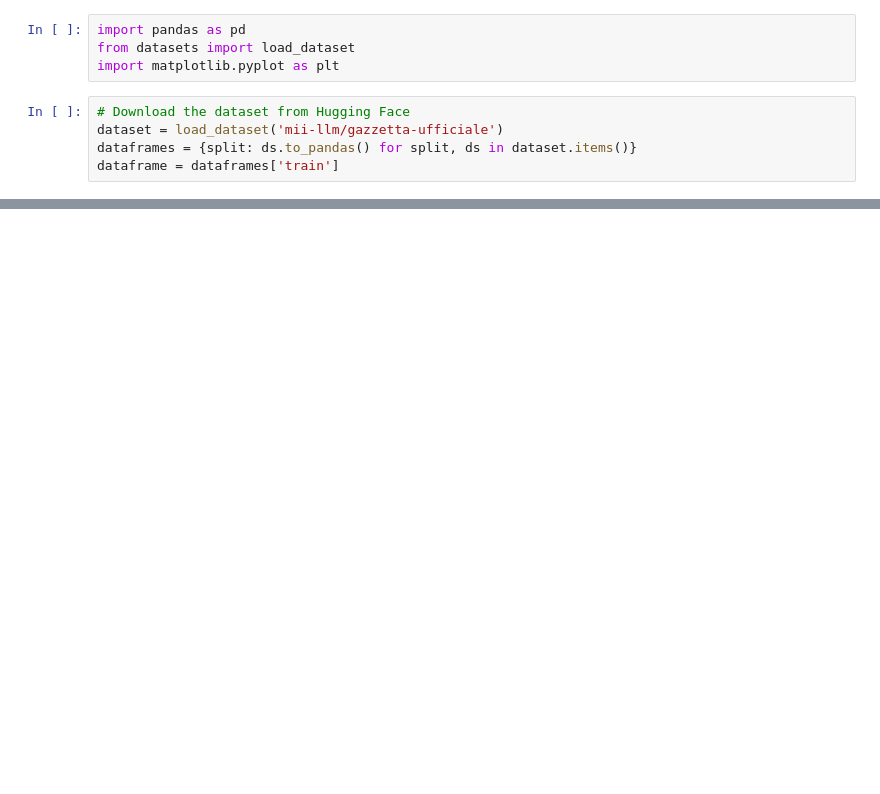
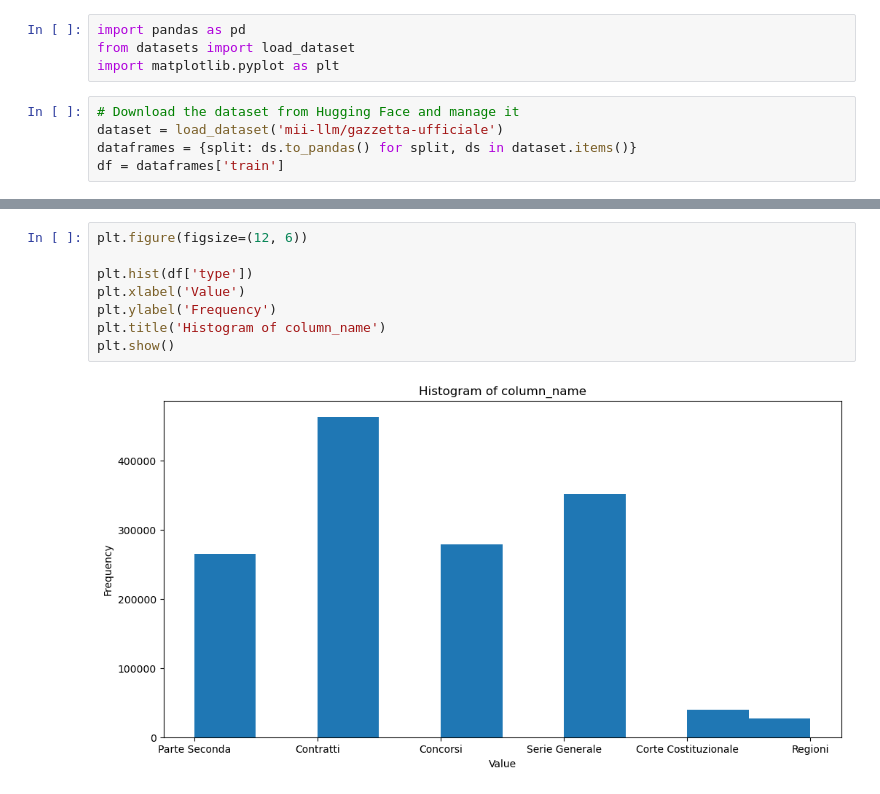
Before and after one commit to IGieckI/Thesis, a Jupyter notebook: Data/Gazzetta_Ufficiale_Analysis.ipynb, the cells around one changed output, grey strips where cells are left out. Cells and saved outputs as stored; diff of their text form; blank space fills up the shorter version.

```diff
--- a/Data/Gazzetta_Ufficiale_Analysis.ipynb
+++ b/Data/Gazzetta_Ufficiale_Analysis.ipynb
@@ -3,7 +3,7 @@ import pandas as pd
 from datasets import load_dataset
 import matplotlib.pyplot as plt
 # %%
-# Download the dataset from Hugging Face
+# Download the dataset from Hugging Face and manage it
 dataset = load_dataset('mii-llm/gazzetta-ufficiale')
 dataframes = {split: ds.to_pandas() for split, ds in dataset.items()}
-dataframe = dataframes['train']
+df = dataframes['train']
@@ -53,0 +20,10 @@ plt.show()
+# %%
+plt.figure(figsize=(12, 6))
+
+plt.hist(df['type'])
+plt.xlabel('Value')
+plt.ylabel('Frequency')
+plt.title('Histogram of column_name')
+plt.show()
+# %% [output]
+[figure, added]
```
Also changed, not shown: parts of 3 cells of this notebook.
